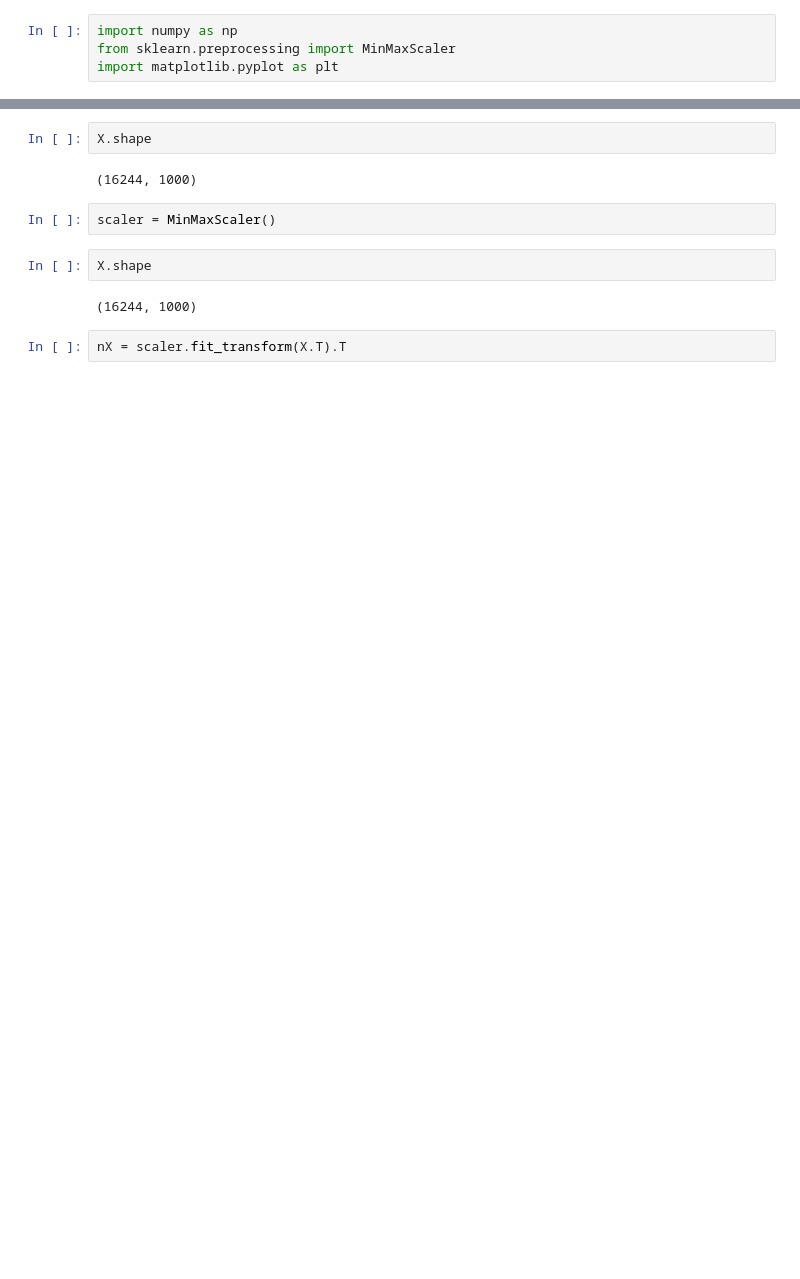
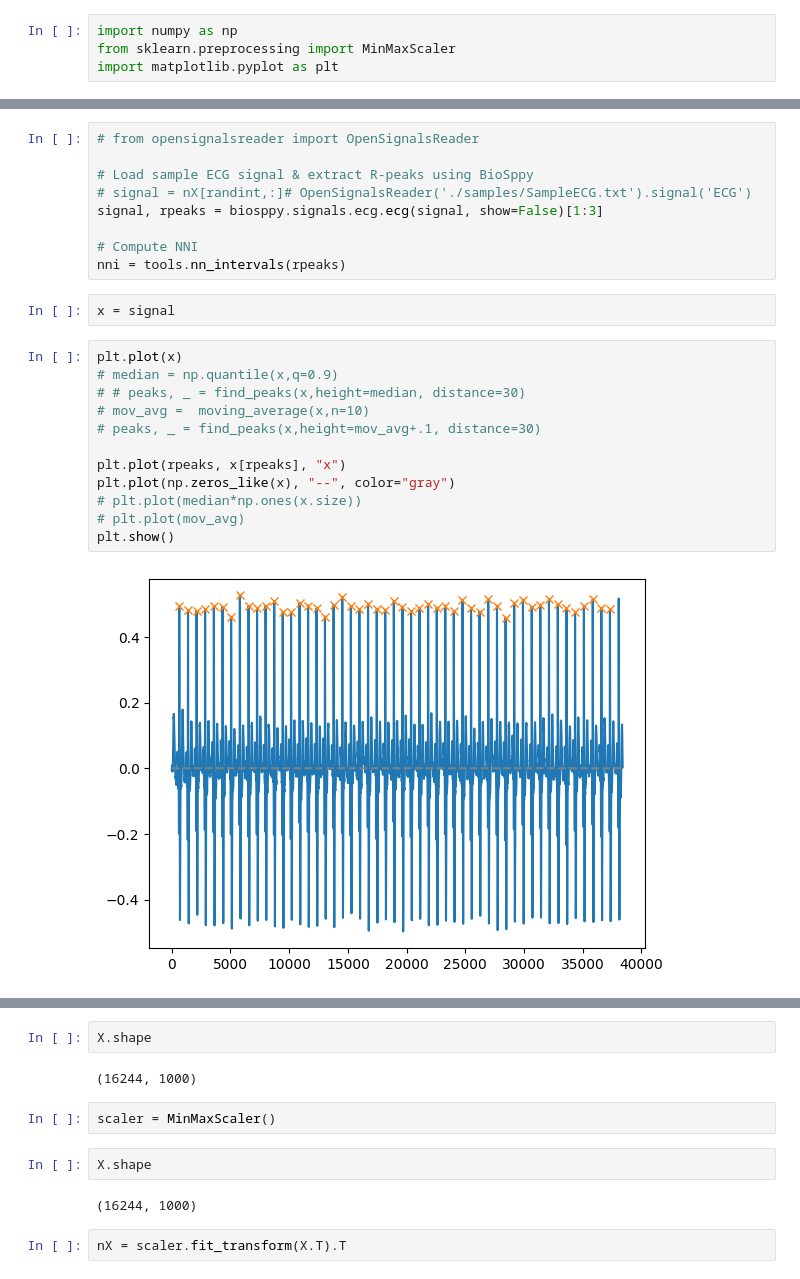
Before and after one commit to AntN21/bits2beat-tests, a Jupyter notebook: test-rr.ipynb, the cells around one changed output, grey strips where cells are left out. Drawn from its saved outputs; the diff is of its cells as text; blank space fills up the shorter version.

```diff
--- a/test-rr.ipynb
+++ b/test-rr.ipynb
@@ -4,0 +49,25 @@ import matplotlib.pyplot as plt
+# %%
+# from opensignalsreader import OpenSignalsReader
+
+# Load sample ECG signal & extract R-peaks using BioSppy
+# signal = nX[randint,:]# OpenSignalsReader('./samples/SampleECG.txt').signal('ECG')
+signal, rpeaks = biosppy.signals.ecg.ecg(signal, show=False)[1:3]
+
+# Compute NNI
+nni = tools.nn_intervals(rpeaks)
+# %%
+x = signal
+# %%
+plt.plot(x)
+# median = np.quantile(x,q=0.9)
+# # peaks, _ = find_peaks(x,height=median, distance=30)
+# mov_avg =  moving_average(x,n=10)
+# peaks, _ = find_peaks(x,height=mov_avg+.1, distance=30)
+
+plt.plot(rpeaks, x[rpeaks], "x")
+plt.plot(np.zeros_like(x), "--", color="gray")
+# plt.plot(median*np.ones(x.size))
+# plt.plot(mov_avg)
+plt.show()
+# %% [output]
+[figure, added]
```
Also changed, not shown: parts of 13 cells of this notebook, 26 other files.
